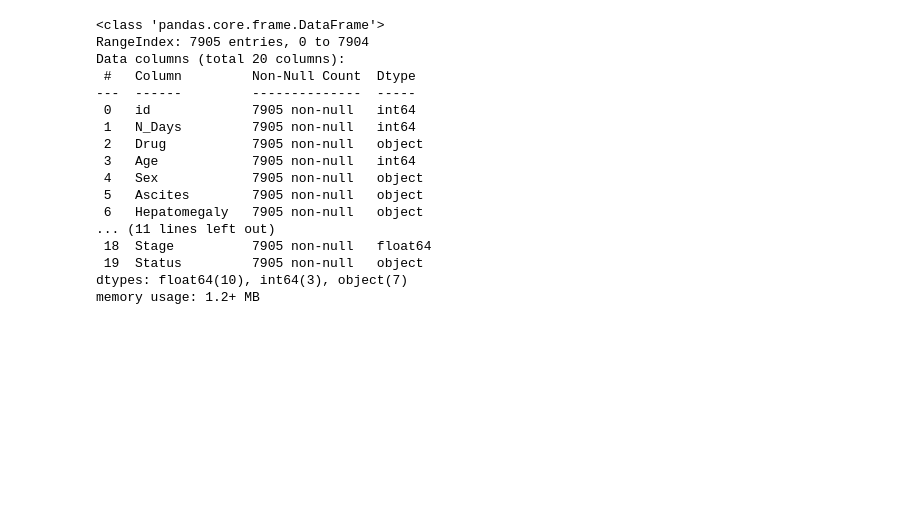
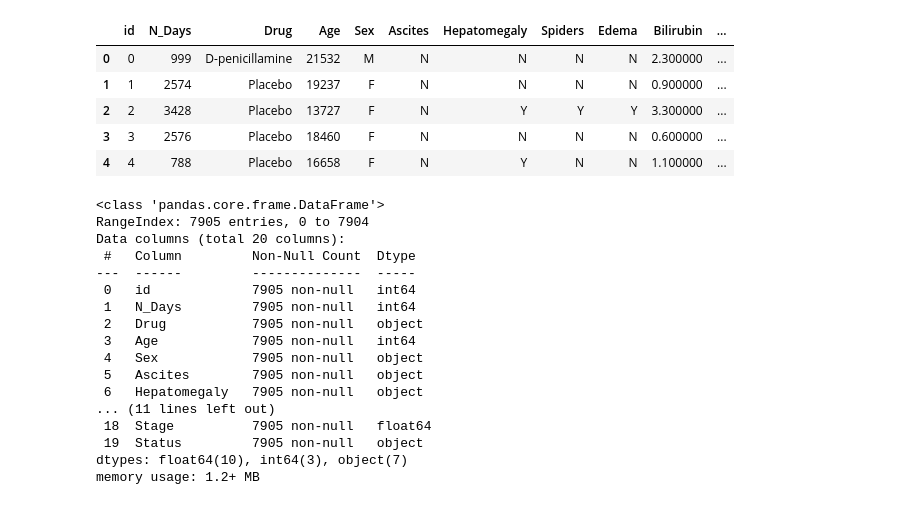
Before and after one commit to amitvkulkarni/Blogs, a Jupyter notebook: Kaggle/hyperparameter-tuning-with-optuna.ipynb, the cells around one changed output. Drawn from its saved outputs; the diff is of its cells as text; code cells hidden in the pictures; blank space fills up the shorter version.

```diff
--- a/Kaggle/hyperparameter-tuning-with-optuna.ipynb
+++ b/Kaggle/hyperparameter-tuning-with-optuna.ipynb
@@ -38,3 +74,12 @@ df_train.head()
+# %%
+set_frame_style(df_test.head())
+# %% [output]
+|  | id | N_Days | Drug | Age | Sex | Ascites | Hepatomegaly | Spiders | Edema | Bilirubin | ... |
+| 0 | 0 | 999 | D-penicillamine | 21532 | M | N | N | N | N | 2.300000 | ... |
+| 1 | 1 | 2574 | Placebo | 19237 | F | N | N | N | N | 0.900000 | ... |
+| 2 | 2 | 3428 | Placebo | 13727 | F | N | Y | Y | Y | 3.300000 | ... |
+| 3 | 3 | 2576 | Placebo | 18460 | F | N | N | N | N | 0.600000 | ... |
+| 4 | 4 | 788 | Placebo | 16658 | F | N | Y | N | N | 1.100000 | ... |
 # %%
 df_train.info()
 # %% [output]
```
Also changed, not shown: parts of 22 cells of this notebook.
